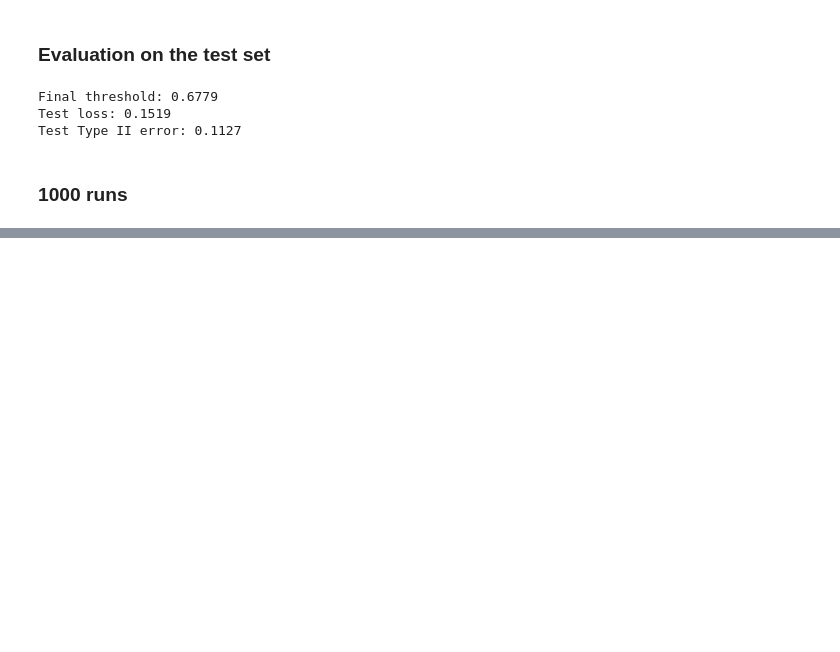
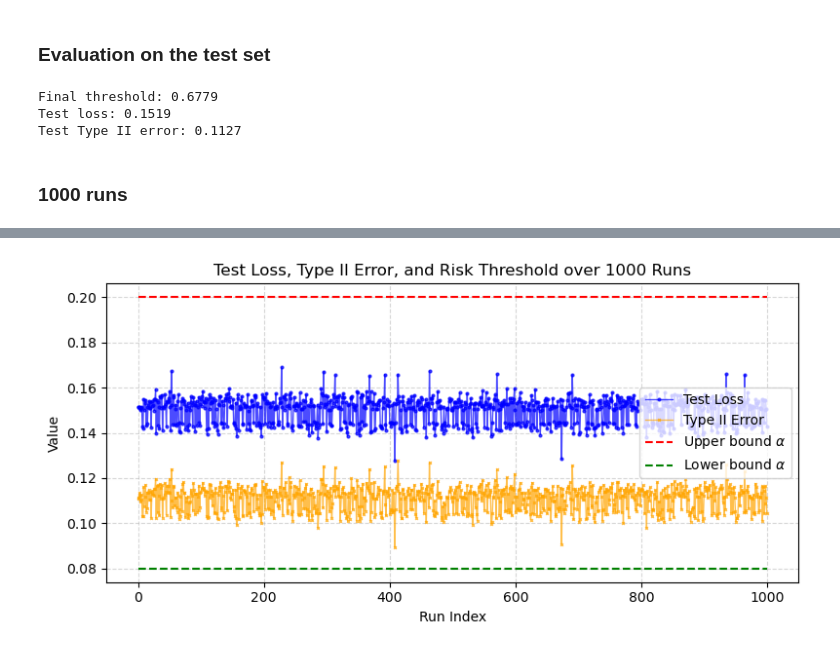
Before and after one commit to livctr/rcpp, a Jupyter notebook: credit-scoring/rcpp-04-18.ipynb, the cells around one changed output, grey strips where cells are left out. Drawn from its saved outputs; the diff is of its cells as text; code cells hidden in the pictures; blank space fills up the shorter version.

```diff
--- a/credit-scoring/rcpp-04-18.ipynb
+++ b/credit-scoring/rcpp-04-18.ipynb
@@ -353,18 +351,22 @@ KeyboardInterrupt:
 # %%
 losses = np.array(all_test_losses)
 errors = np.array(all_test_errors)
 alphas = np.full_like(losses, args.alpha)
+tightness = np.full_like(losses, args.alpha - args.tightness)
 
 # Create the plot
 plt.figure(figsize=(8, 4))
 plt.plot(losses, label='Test Loss', color='blue', alpha=0.7, marker='o', markersize=2, linewidth=1)
 plt.plot(errors, label='Type II Error', color='orange', alpha=0.7, marker='x', markersize=2, linewidth=1)
-plt.plot(alphas, label=r'Risk Level $\alpha$', color='red', linestyle='--')
+plt.plot(alphas, label=r'Upper bound $\alpha$', color='red', linestyle='--')
+plt.plot(tightness, label=r'Lower bound $\alpha$', color='green', linestyle='--')
 
 plt.title("Test Loss, Type II Error, and Risk Threshold over 1000 Runs")
 plt.xlabel("Run Index")
 plt.ylabel("Value")
 plt.legend()
 plt.grid(True, linestyle='--', alpha=0.5)
 plt.tight_layout()
 plt.show()
+# %% [output]
+[figure, added]
```
Also changed, not shown: parts of 1 cell of this notebook.
